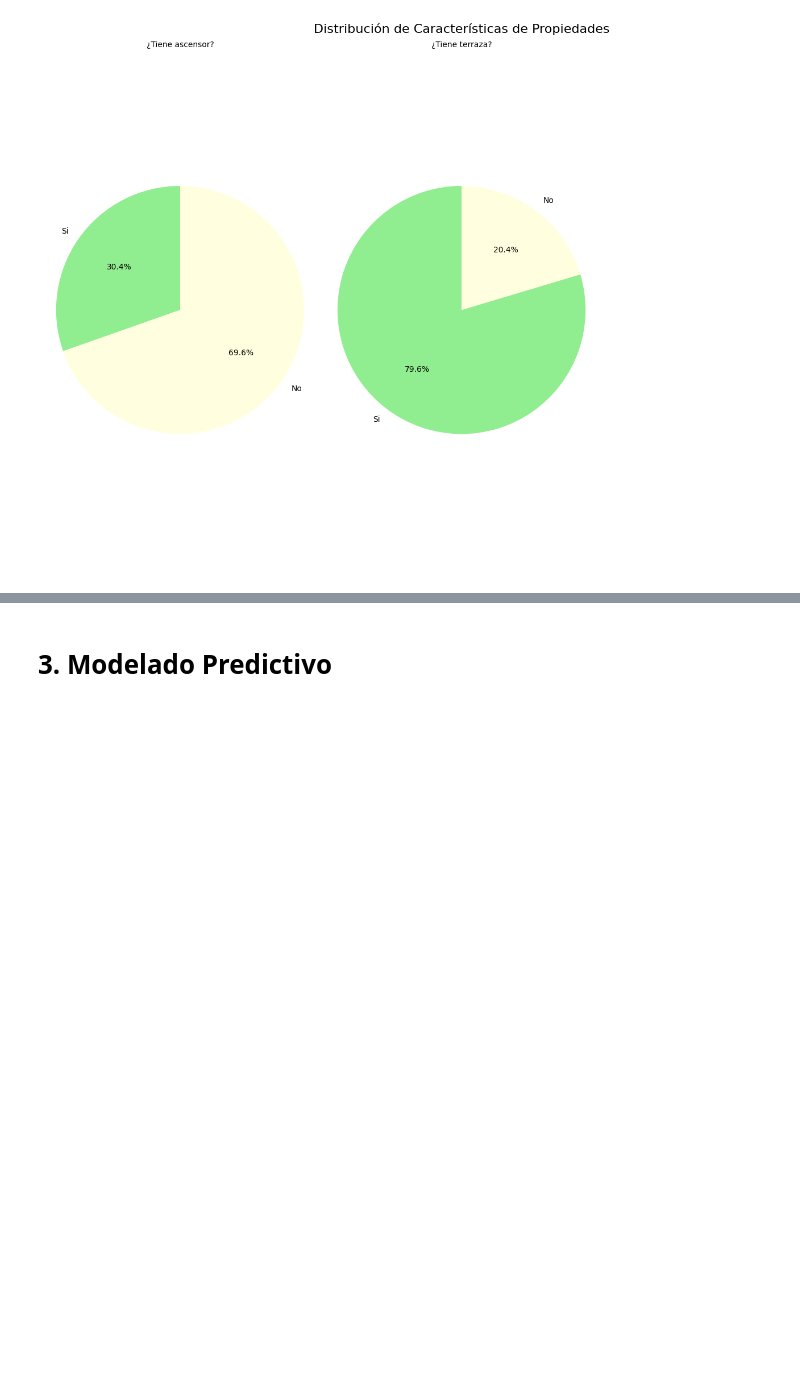
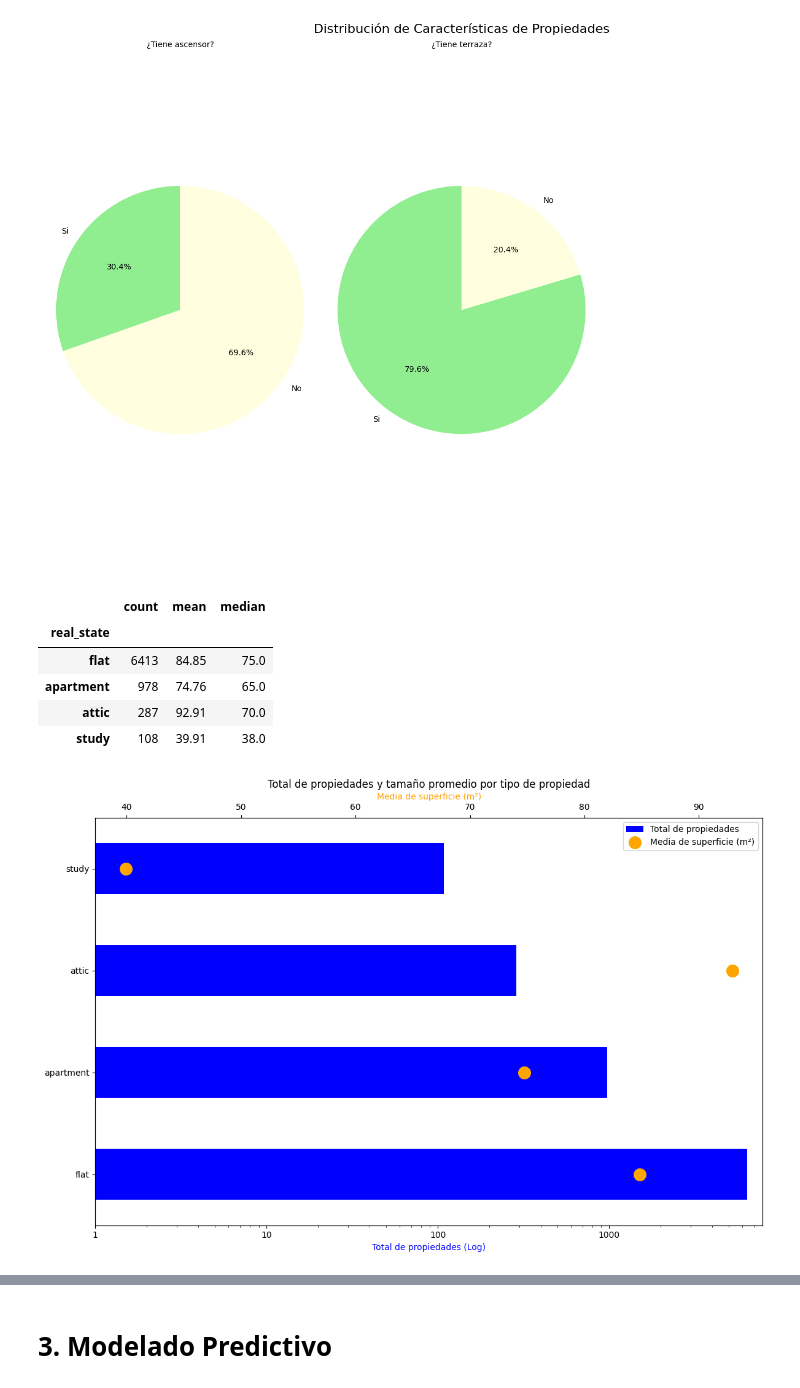
Before and after one commit to PEA-IA-DS-Proyecto-1/HomePricePredictorBCN, a Jupyter notebook: Análisis exploratorio y modelado predictivo de precios de viviendas en Barcelona.ipynb, the cells around one changed output, grey strips where cells are left out. Cells and saved outputs as stored; diff of their text form; code cells hidden in the pictures; blank space fills up the shorter version.

```diff
--- a/Análisis exploratorio y modelado predictivo de precios de viviendas en Barcelona.ipynb
+++ b/Análisis exploratorio y modelado predictivo de precios de viviendas en Barcelona.ipynb
@@ -843,3 +843,41 @@ plt.tight_layout()
 plt.show()
 # %% [output]
 [figure]
+# %%
+property_stats = df_eda.groupby('real_state')['square_meters'].agg(['count', 'mean','median']).sort_values(by=['count'], ascending=False).round(2)
+
+display(property_stats)
+
+fig, ax1 = plt.subplots(figsize=(12, 8))
+
+bars = property_stats['count'].plot(kind='barh', color='blue', ax=ax1, label='Total de propiedades')
+
+ax2 = ax1.twiny()
+for i in range(len(property_stats)):
+    ax2.scatter(property_stats['mean'].iloc[i], i, color='orange', s=200, label='Media de superficie (m²)' if i == 0 else "")
+
+ax1.set_xscale('log')
+ax1.set_xticks([1, 10, 100, 1000])
+ax1.set_xticklabels([1, 10, 100, 1000])
+
+plt.title('Total de propiedades y tamaño promedio por tipo de propiedad')
+ax1.set_ylabel('')
+ax1.set_xlabel('Total de propiedades (Log)', color='blue')
+ax2.set_xlabel('Media de superficie (m²)', color='orange')
+
+lines, labels = ax1.get_legend_handles_labels()
+lines2, labels2 = ax2.get_legend_handles_labels()
+ax2.legend(lines + lines2, labels + labels2, loc='upper right')
+
+plt.yticks(range(len(property_stats)), property_stats.index)
+plt.tight_layout()
+
+plt.show()
+# %% [output]
+|  | count | mean | median |
+| real_state |  |  |  |
+| flat | 6413 | 84.85 | 75.0 |
+| apartment | 978 | 74.76 | 65.0 |
+| attic | 287 | 92.91 | 70.0 |
+| study | 108 | 39.91 | 38.0 |
+[figure, added]
```
Also changed, not shown: parts of 12 cells of this notebook.
